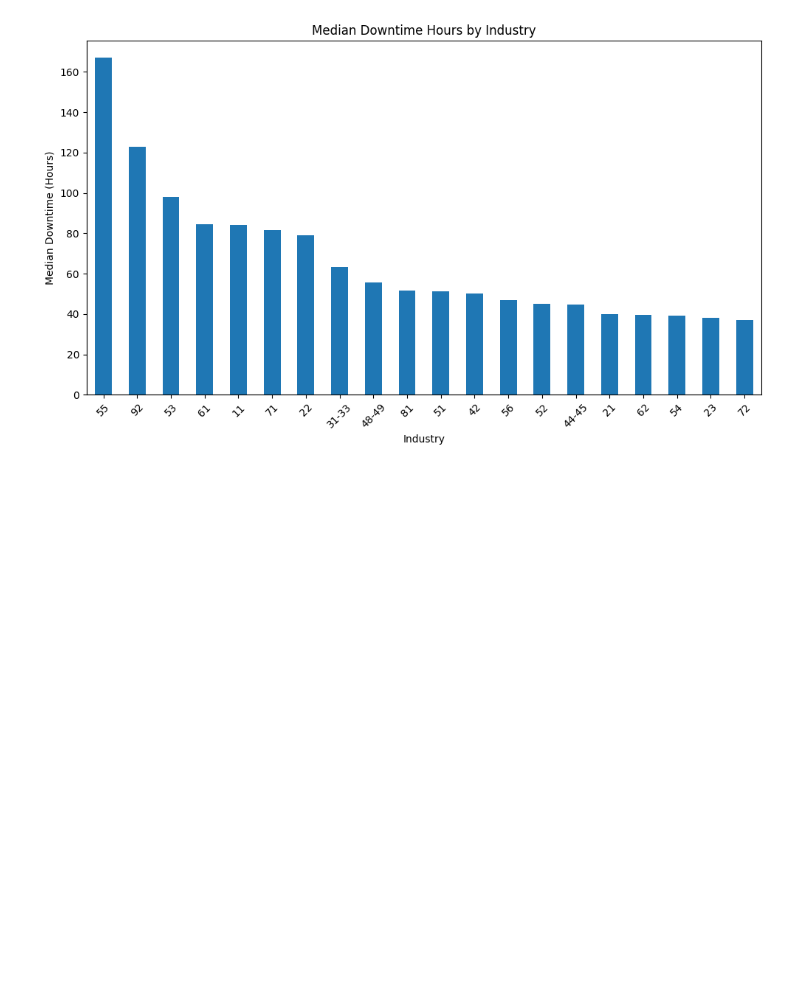
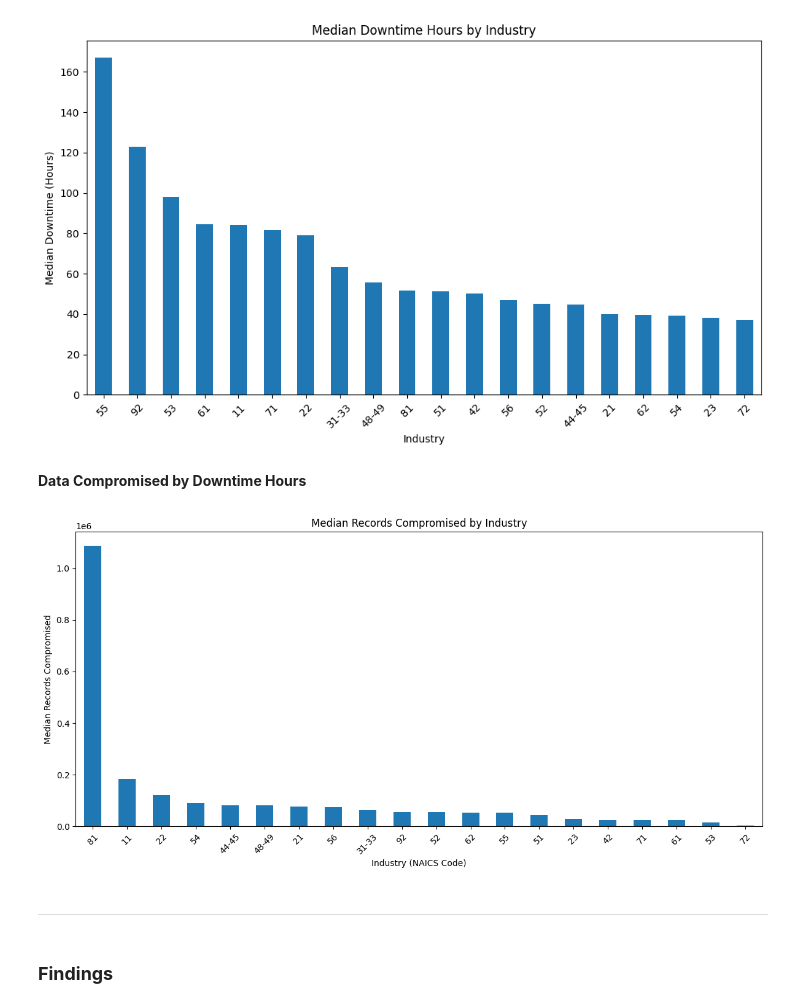
Before and after one commit to ice-lifram/cyber-incident-impact-analysis, a Jupyter notebook: datasets/notes/indiv_analysis/notebooks/incidents_nb.ipynb, the cells around one changed output. Saved outputs shown, nothing was run; the diff lists cells and outputs as text; code cells hidden in the pictures; blank space fills up the shorter version.

```diff
--- a/datasets/incidents_nb.ipynb
+++ b/datasets/notes/indiv_analysis/notebooks/incidents_nb.ipynb
@@ -456,3 +460,34 @@ plt.tight_layout()
 plt.show()
 # %% [output]
 [figure]
+# %% [markdown]
+**Data Compromised by Downtime Hours**
+# %%
+# Median Records Compromised by Industry
+
+industry_records = (
+    df.groupby("industry_primary")["data_compromised_records"]
+      .median()
+      .sort_values(ascending=False)
+)
+
+plt.figure(figsize=(12,6))
+
+industry_records.plot(
+    kind="bar"
+)
+
+plt.title("Median Records Compromised by Industry")
+plt.xlabel("Industry (NAICS Code)")
+plt.ylabel("Median Records Compromised")
+
+plt.xticks(rotation=45)
+plt.tight_layout()
+
+plt.show()
+# %% [output]
+[figure, added]
+# %% [markdown]
+---
+# %% [markdown]
+### **Findings**
```
Also changed, not shown: parts of 8 cells of this notebook, 1 other file.
